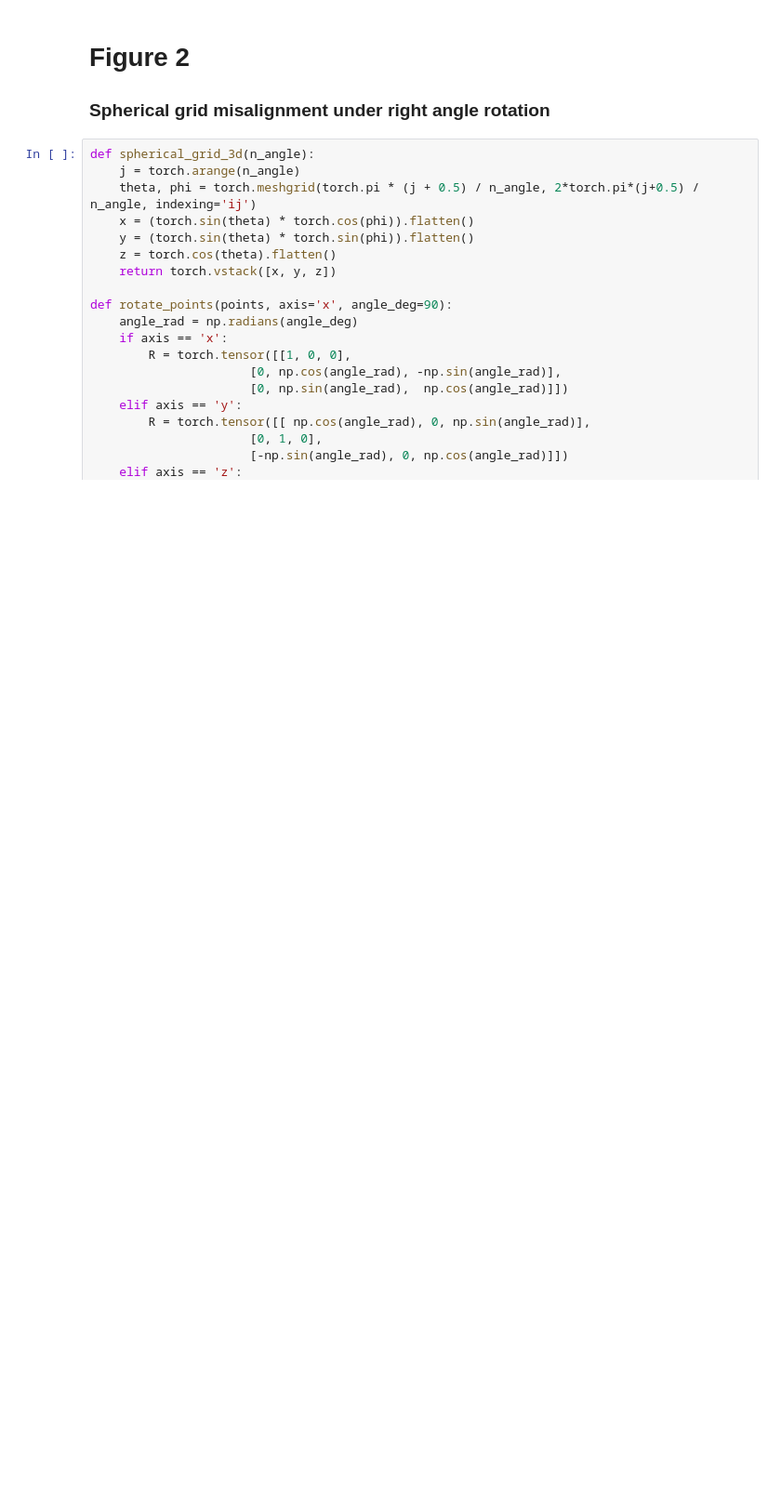
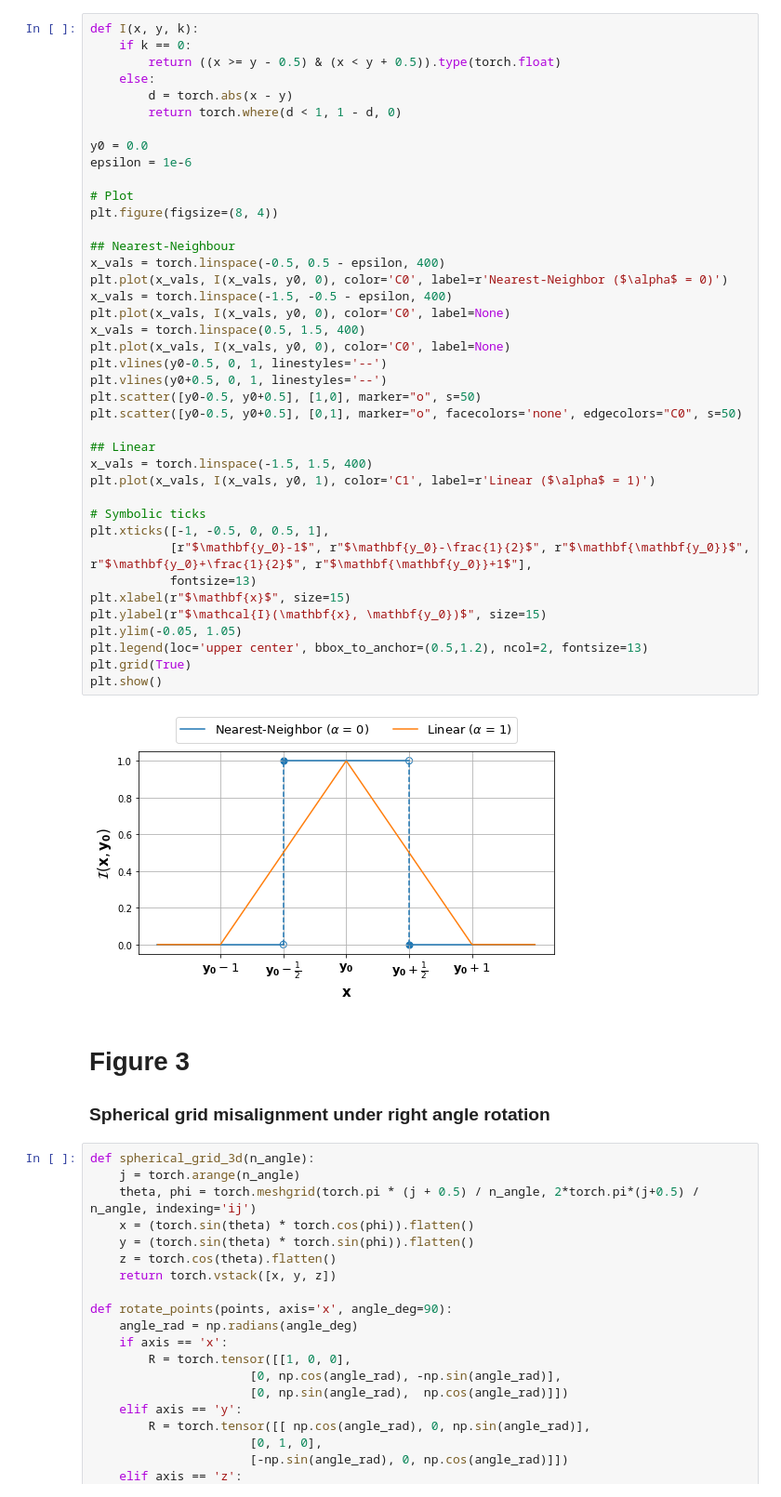
Before and after one commit to SoumyabrataKundu/Steerable, a Jupyter notebook: Plots.ipynb, the cells around one changed output. Shown: that part at 93% size. Drawn from its saved outputs; the diff is of its cells as text; blank space fills up the shorter version.

```diff
--- a/Plots.ipynb
+++ b/Plots.ipynb
@@ -25,6 +12,47 @@ tensor([[[[0.0000, 0.0000, 0.0000],
+# %%
+def I(x, y, k):
+    if k == 0:
+        return ((x >= y - 0.5) & (x < y + 0.5)).type(torch.float)
+    else:
+        d = torch.abs(x - y)
+        return torch.where(d < 1, 1 - d, 0)
+
+y0 = 0.0
+epsilon = 1e-6
+
+# Plot
+plt.figure(figsize=(8, 4))
+
+## Nearest-Neighbour
+x_vals = torch.linspace(-0.5, 0.5 - epsilon, 400)
+plt.plot(x_vals, I(x_vals, y0, 0), color='C0', label=r'Nearest-Neighbor ($\alpha$ = 0)')
+x_vals = torch.linspace(-1.5, -0.5 - epsilon, 400)
+plt.plot(x_vals, I(x_vals, y0, 0), color='C0', label=None)
+x_vals = torch.linspace(0.5, 1.5, 400)
+plt.plot(x_vals, I(x_vals, y0, 0), color='C0', label=None)
+plt.vlines(y0-0.5, 0, 1, linestyles='--')
+plt.vlines(y0+0.5, 0, 1, linestyles='--')
+plt.scatter([y0-0.5, y0+0.5], [1,0], marker="o", s=50)
+plt.scatter([y0-0.5, y0+0.5], [0,1], marker="o", facecolors='none', edgecolors="C0", s=50)
+
+## Linear
+x_vals = torch.linspace(-1.5, 1.5, 400)
+plt.plot(x_vals, I(x_vals, y0, 1), color='C1', label=r'Linear ($\alpha$ = 1)')
+
+# Symbolic ticks
+plt.xticks([-1, -0.5, 0, 0.5, 1],
+           [r"$\mathbf{y_0}-1$", r"$\mathbf{y_0}-\frac{1}{2}$", r"$\mathbf{\mathbf{y_0}}$", r"$\mathbf{y_0}+\frac{1}{2}$", r"$\mathbf{\mathbf{y_0}}+1$"],
+           fontsize=13)
+plt.xlabel(r"$\mathbf{x}$", size=15)
+plt.ylabel(r"$\mathcal{I}(\mathbf{x}, \mathbf{y_0})$", size=15)
+plt.ylim(-0.05, 1.05)
+plt.legend(loc='upper center', bbox_to_anchor=(0.5,1.2), ncol=2, fontsize=13)
+plt.grid(True)
+plt.show()
+# %% [output]
+[figure, added]
 # %% [markdown]
-# Figure 2
-
+# Figure 3
 ### Spherical grid misalignment under right angle rotation
 # %%
 def spherical_grid_3d(n_angle):
```
Also changed, not shown: parts of 18 cells of this notebook, 1 other file.
